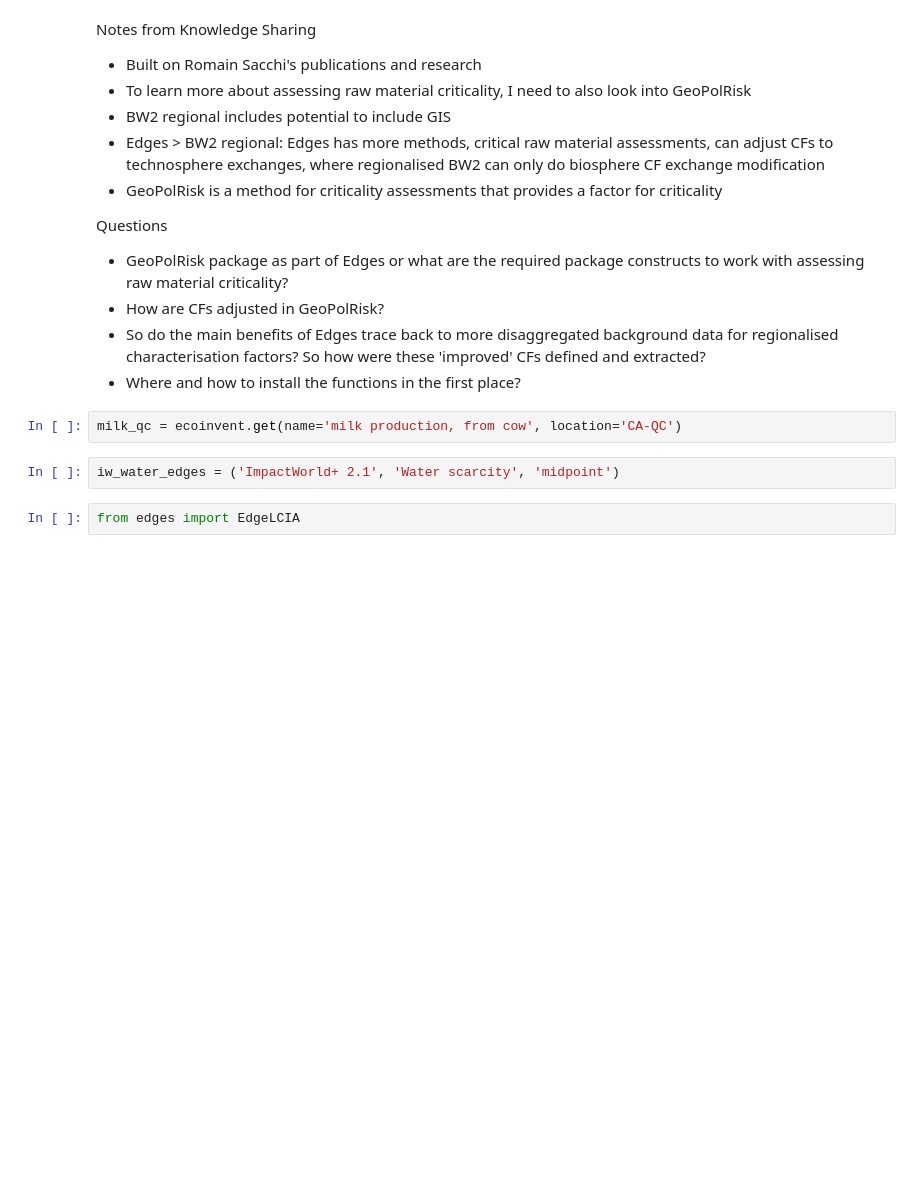
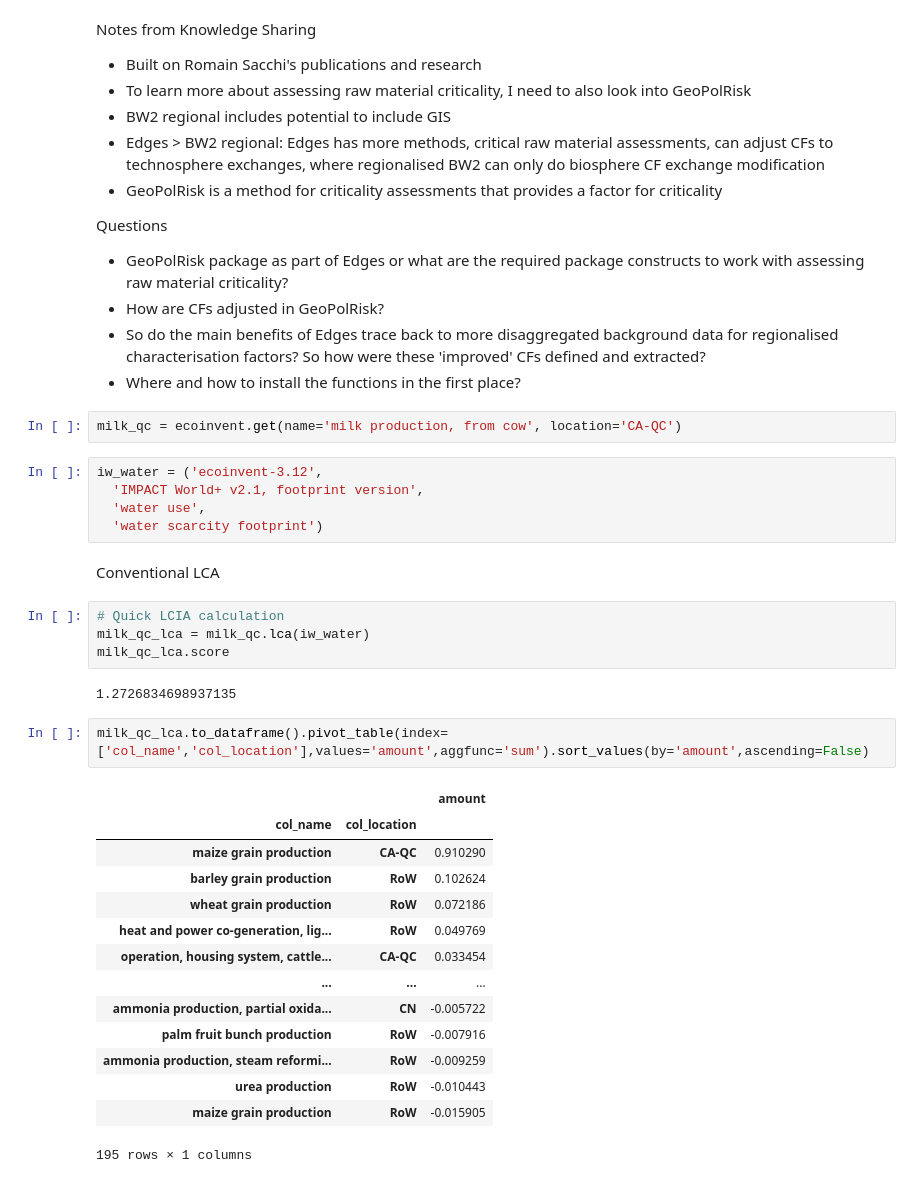
Before and after one commit to tfweber/LCA_Toolbox, a Jupyter notebook: 09_BW_Edges_explore.ipynb, the cells around one changed output. Drawn from its saved outputs; the diff is of its cells as text; blank space fills up the shorter version.

```diff
--- a/09_BW_Edges_explore.ipynb
+++ b/09_BW_Edges_explore.ipynb
@@ -46,7 +52,33 @@ Questions
 - Where and how to install the functions in the first place?
 # %%
 milk_qc = ecoinvent.get(name='milk production, from cow', location='CA-QC')
-# %%
-iw_water_edges = ('ImpactWorld+ 2.1', 'Water scarcity', 'midpoint')
-# %%
-from edges import EdgeLCIA
+# %%
+iw_water = ('ecoinvent-3.12',
+  'IMPACT World+ v2.1, footprint version',
+  'water use',
+  'water scarcity footprint')
+# %% [markdown]
+Conventional LCA
+# %%
+# Quick LCIA calculation
+milk_qc_lca = milk_qc.lca(iw_water)
+milk_qc_lca.score
+# %% [output]
+1.2726834698937135
+# %%
+milk_qc_lca.to_dataframe().pivot_table(index=['col_name','col_location'],values='amount',aggfunc='sum').sort_values(by='amount',ascending=False)
+# %% [output]
+|  |  | amount |
+| col_name | col_location |  |
+| maize grain production | CA-QC | 0.910290 |
+| barley grain production | RoW | 0.102624 |
+| wheat grain production | RoW | 0.072186 |
+| heat and power co-generation, lig... | RoW | 0.049769 |
+| operation, housing system, cattle... | CA-QC | 0.033454 |
+| ... | ... | ... |
+| ammonia production, partial oxida... | CN | -0.005722 |
+| palm fruit bunch production | RoW | -0.007916 |
+| ammonia production, steam reformi... | RoW | -0.009259 |
+| urea production | RoW | -0.010443 |
+| maize grain production | RoW | -0.015905 |
+195 rows × 1 columns
```
Also changed, not shown: parts of 24 cells of this notebook.
